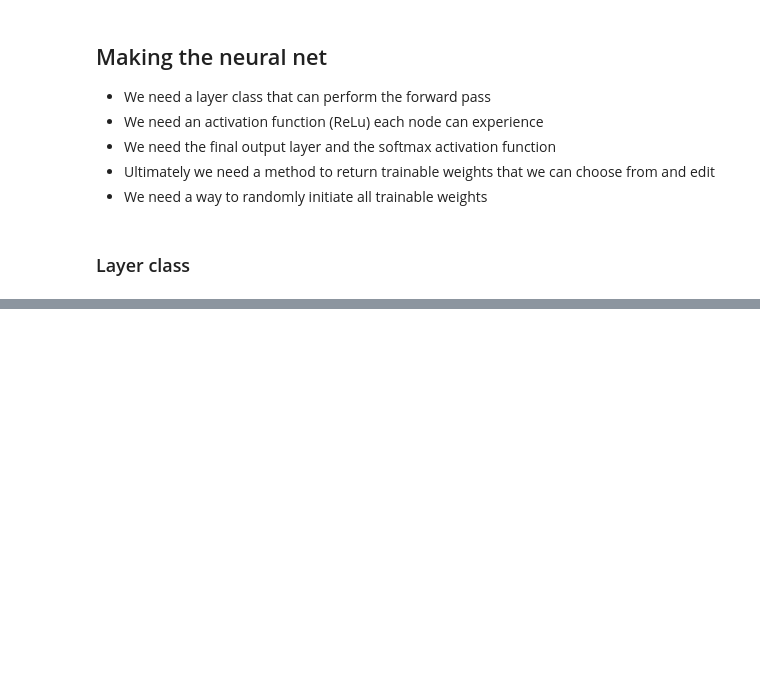
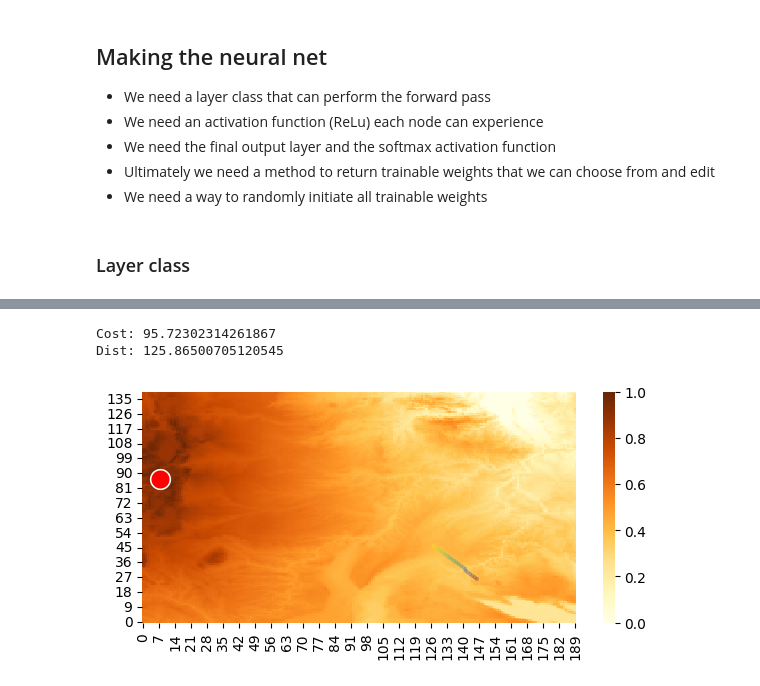
Before and after one commit to Matthew1309/Intuitions, a Jupyter notebook: Mathematics/Misc/Path_finding.ipynb, the cells around one changed output, grey strips where cells are left out. Drawn from its saved outputs; the diff is of its cells as text; code cells hidden in the pictures; blank space fills up the shorter version.

Commit message:
Beast algorithm beta working for pathfinding project

```diff
--- a/Mathematics/Misc/Path_finding.ipynb
+++ b/Mathematics/Misc/Path_finding.ipynb
@@ -94,6 +97,7 @@ class Map():
         # Compute gradient
         return(np.gradient(self.data))
 # %%
+path_to_data = os.path.join(os.getcwd(), "data\\SRTM_RAMP2_TOPO_2000-02-11_rgb_3600x1800.CSV")
 mapData = Map(path_to_data)
 # %% [markdown]
 ## Cost class
@@ -398,0 +663,16 @@ array([2.17105503, 0.81316715, 0.46973651])
+# %%
+Map1 = Map(path_to_data)
+# %%
+raw_AF = ActivationFunc()
+relu = ReLu_ActivationFunc()
+# Cost1 = Cost(a = 50, final_dist_scale=1/15)
+Cost1 = Cost(a = 70, final_dist_scale=1/15, final_dist_weight=0.8)
+target_index = np.unravel_index(np.argmax(Map1.data, axis=None), Map1.data.shape)[::-1]
+# %%
+Beast_stats = []
+for i in range(1000):
+    Beast_brain = Brain(2,5,10,8,relu,raw_AF)
+    Beast_spawn = Beast(Beast_brain, Map1, Cost1, start_point = [146,26], target_height = 0.87, ultimate_target_coordinates = target_index, max_step=20)
+    Beast_spawn.play_simulation()
+    Beast_stats.append([Beast_spawn.accumulated_cost, Beast_spawn.nSteps, Beast_spawn])
+pd.DataFrame(np.unique(np.array(Beast_stats)[:,0], return_counts=True))
@@ -398,0 +706,26 @@ array([2.17105503, 0.81316715, 0.46973651])
+# %%
+#Brain1 = Brain(3, 5, 10, 8, relu, raw_AF)
+#Beast1 = Beast(Brain1, Map1, Cost1, start_point = [146,26], target_height = 0.99, ultimate_target_coordinates = target_index, max_step=50)
+#Beast1.play_simulation()
+Beast1 = Beast_stats[223]
+Beast1 = Beast1[2]
+
+print(f"Cost: {Beast1.accumulated_cost}\nDist: {Beast1.get_distance_from_ultimate_target()}")
+# Plotting the path
+data1 = mapData.data[0:200,0:200]
+data2 = np.array(Beast1.path_taken)
+
+f, ax = plt.subplots(figsize=(7, 3))
+# plt.tick_params(bottom='on')
+ax = sns.heatmap(data1, cmap='YlOrBr')# , annot=True, fmt = '.4f', annot_kws = {"size": 5})
+
+sns.scatterplot(x=data2[:,0]+0.5, y = data2[:,1]+0.5, hue = [i for i in range(len(data2[:,0]))], linewidth=2, ax=ax, palette='viridis', legend=False, markers='.', edgecolor=None, s = 1, alpha = 0.3)
+sns.scatterplot(x=[target_index[0]], y=[target_index[1]], color='red', s=200)
+ax.axis('tight')
+ax.invert_yaxis()
+
+plt.show()
+# %% [output]
+Cost: 95.72302314261867
+Dist: 125.86500705120545
+[figure, added]
```
Also changed, not shown: parts of 49 cells of this notebook.
